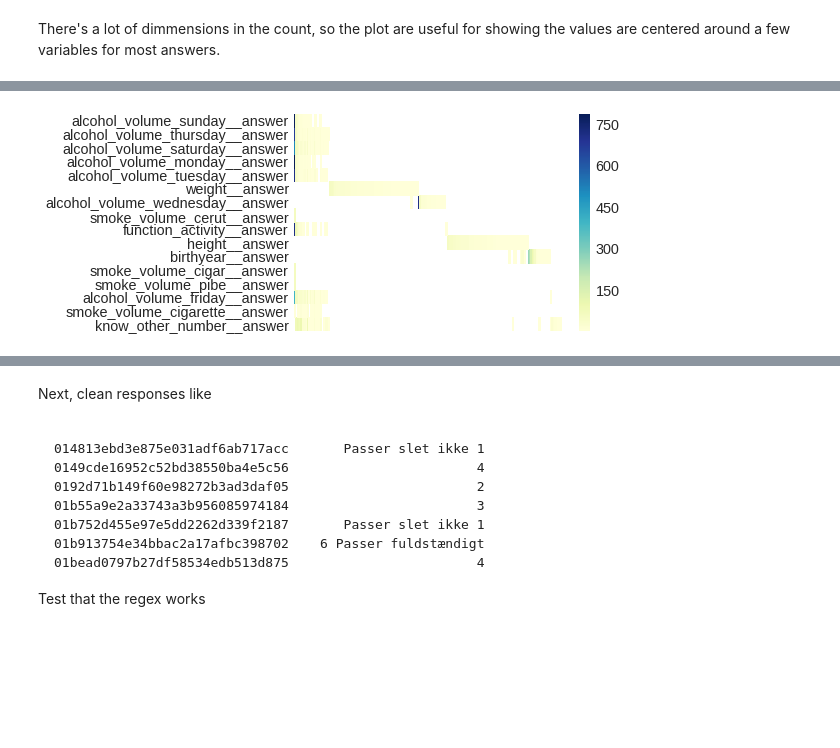
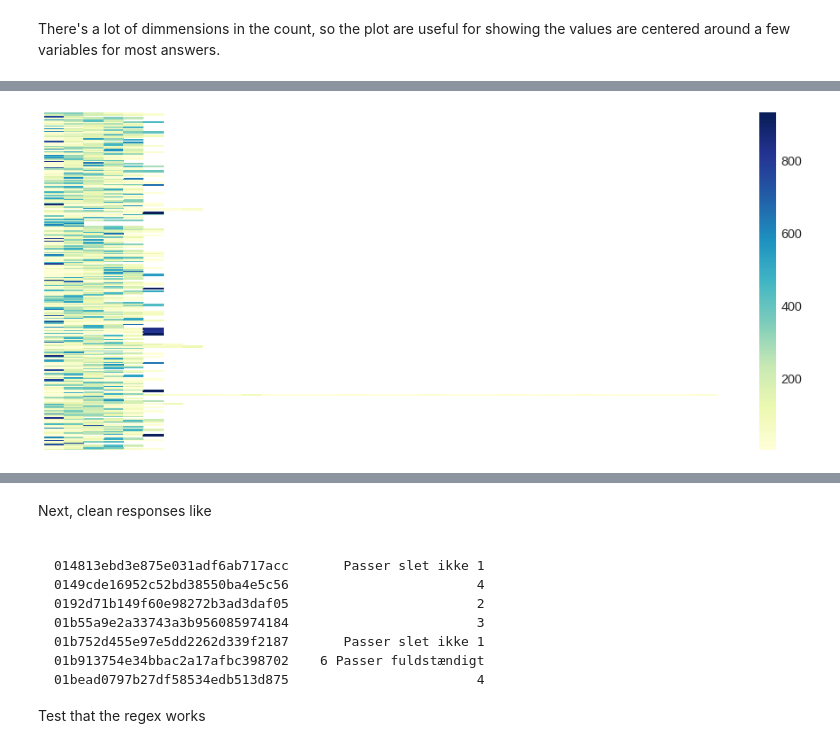
Before and after one commit to AllanLRH/master_thesis, a Jupyter notebook: tryLoadData/load_morequestions_data.ipynb, the cells around one changed output, grey strips where cells are left out. Cells and saved outputs as stored; diff of their text form; code cells hidden in the pictures; blank space fills up the shorter version.

```diff
--- a/tryLoadData/load_morequestions_data.ipynb
+++ b/tryLoadData/load_morequestions_data.ipynb
@@ -257,0 +297,4 @@ There's a lot of dimmensions in the count, so the plot are useful for showing th
+# %%
+tmplabel = tmprow.where(tmprow == 'radio').dropna().index.str.replace('__answer_type', '')
+df_radio = df.filter(regex='|'.join(tmplabel))
+df_radio.head()
@@ -258,5 +309,6 @@ There's a lot of dimmensions in the count, so the plot are useful for showing th
 # %%
-_ = df_number.filter(regex='__answer$').apply(pd.value_counts)
-ax = sns.heatmap(_.T, xticklabels=False, cmap='YlGnBu')
+fig, ax = plt.subplots(figsize=(17, 7))
+_ = df_radio.filter(regex='__answer$').apply(pd.value_counts)
+ax = sns.heatmap(_.T, xticklabels=False, yticklabels=False, cmap='YlGnBu', ax=ax)
 # %% [output]
-[figure, old version]
+[figure, new version]
```
Also changed, not shown: parts of 20 cells of this notebook.
